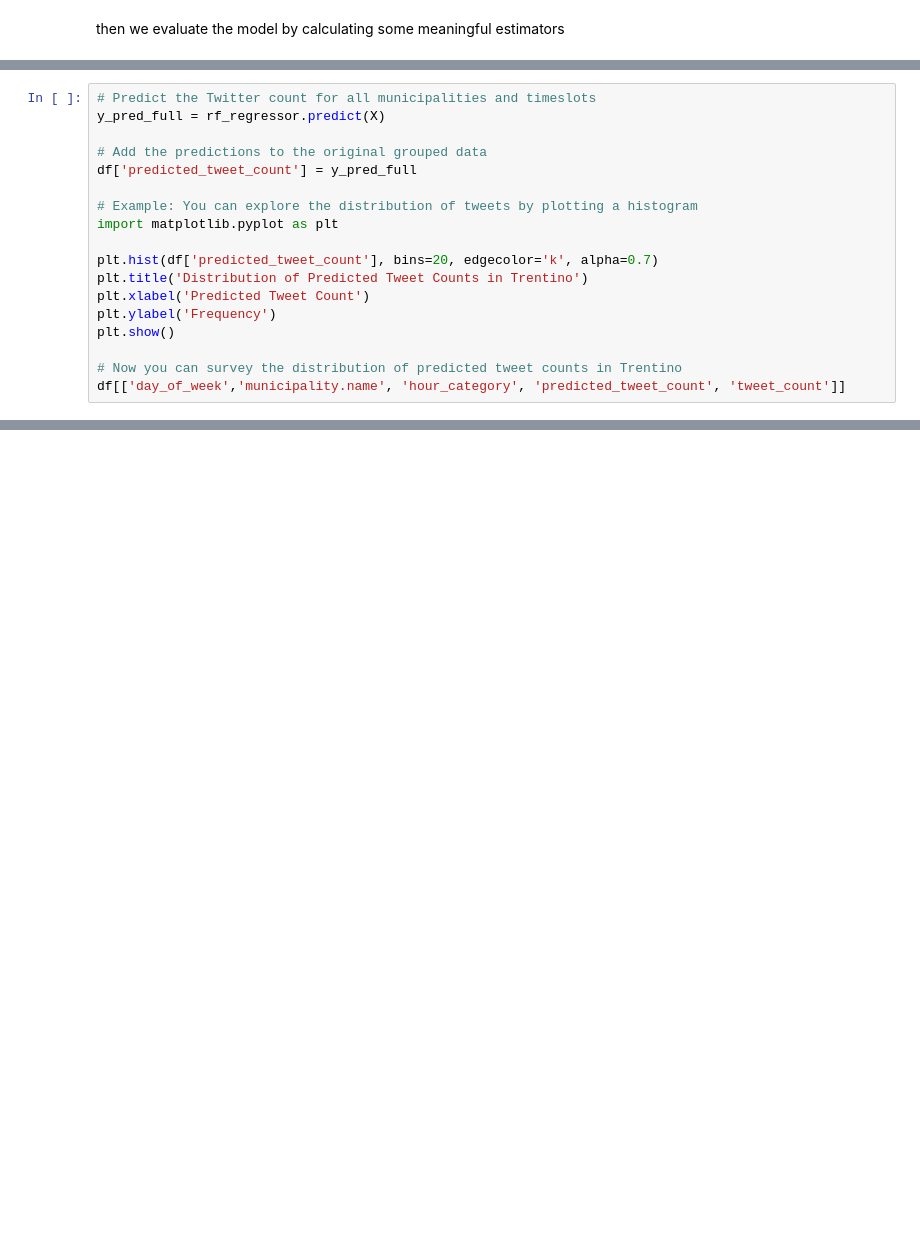
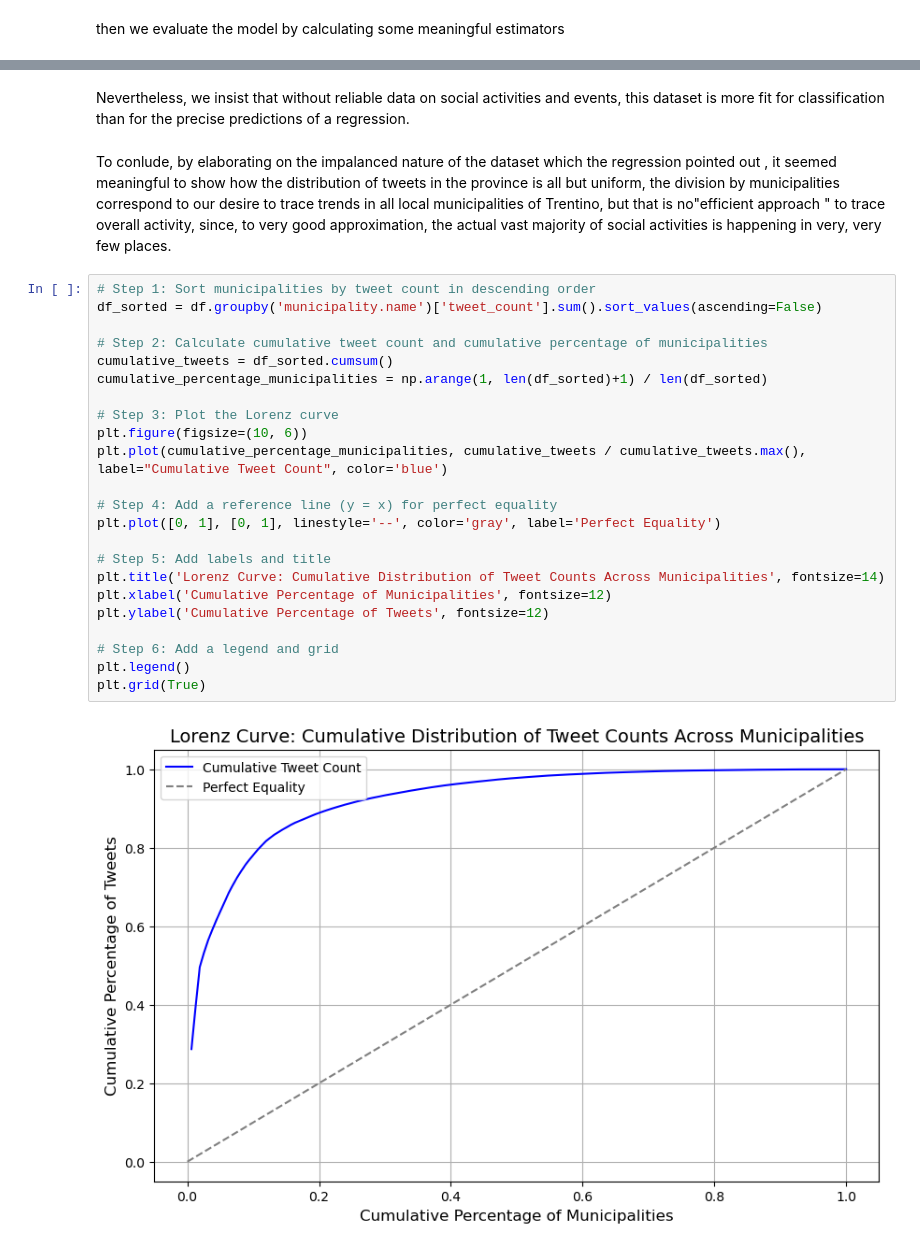
Before and after one commit to giorgiomi/social-pulse-predictor, a Jupyter notebook: notebooks/Regression.ipynb, the cells around one changed output, grey strips where cells are left out. Drawn from its saved outputs; the diff is of its cells as text; blank space fills up the shorter version.

Commit message:
final version regeression and classification noteboks

```diff
--- a/notebooks/Regression.ipynb
+++ b/notebooks/Regression.ipynb
@@ -132,18 +180,0 @@ NameError: name 'y_test' is not defined
-# %%
-# Predict the Twitter count for all municipalities and timeslots
-y_pred_full = rf_regressor.predict(X)
-
-# Add the predictions to the original grouped data
-df['predicted_tweet_count'] = y_pred_full
-
-# Example: You can explore the distribution of tweets by plotting a histogram
-import matplotlib.pyplot as plt
-
-plt.hist(df['predicted_tweet_count'], bins=20, edgecolor='k', alpha=0.7)
-plt.title('Distribution of Predicted Tweet Counts in Trentino')
-plt.xlabel('Predicted Tweet Count')
-plt.ylabel('Frequency')
-plt.show()
-
-# Now you can survey the distribution of predicted tweet counts in Trentino
-df[['day_of_week','municipality.name', 'hour_category', 'predicted_tweet_count', 'tweet_count']]
@@ -170,0 +257,29 @@ plt.xscale('log')
+# %% [markdown]
+Nevertheless, we insist that without reliable data on social activities and events, this dataset is more fit for classification than for the  precise predictions of a regression.
+# %% [markdown]
+To conlude, by elaborating on the impalanced nature of the dataset which the regression pointed out , it seemed meaningful to show how the distribution of tweets in the province is all but uniform, the division by municipalities correspond to our desire to trace trends in all local municipalities of Trentino, but that is no"efficient approach " to trace overall activity, since, to very good approximation, the actual vast majority of social activities is happening in very, very few places.
+# %%
+# Step 1: Sort municipalities by tweet count in descending order
+df_sorted = df.groupby('municipality.name')['tweet_count'].sum().sort_values(ascending=False)
+
+# Step 2: Calculate cumulative tweet count and cumulative percentage of municipalities
+cumulative_tweets = df_sorted.cumsum()
+cumulative_percentage_municipalities = np.arange(1, len(df_sorted)+1) / len(df_sorted)
+
+# Step 3: Plot the Lorenz curve
+plt.figure(figsize=(10, 6))
+plt.plot(cumulative_percentage_municipalities, cumulative_tweets / cumulative_tweets.max(), label="Cumulative Tweet Count", color='blue')
+
+# Step 4: Add a reference line (y = x) for perfect equality
+plt.plot([0, 1], [0, 1], linestyle='--', color='gray', label='Perfect Equality')
+
+# Step 5: Add labels and title
+plt.title('Lorenz Curve: Cumulative Distribution of Tweet Counts Across Municipalities', fontsize=14)
+plt.xlabel('Cumulative Percentage of Municipalities', fontsize=12)
+plt.ylabel('Cumulative Percentage of Tweets', fontsize=12)
+
+# Step 6: Add a legend and grid
+plt.legend()
+plt.grid(True)
+# %% [output]
+[figure, added]
```
Also changed, not shown: parts of 24 cells of this notebook, 1 other file.
